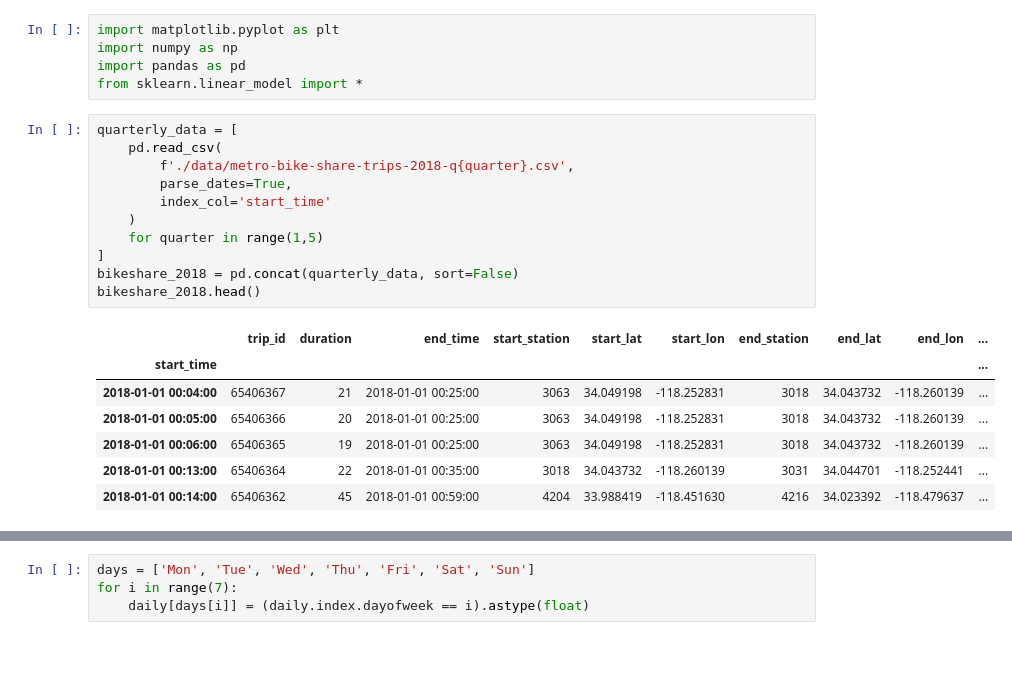
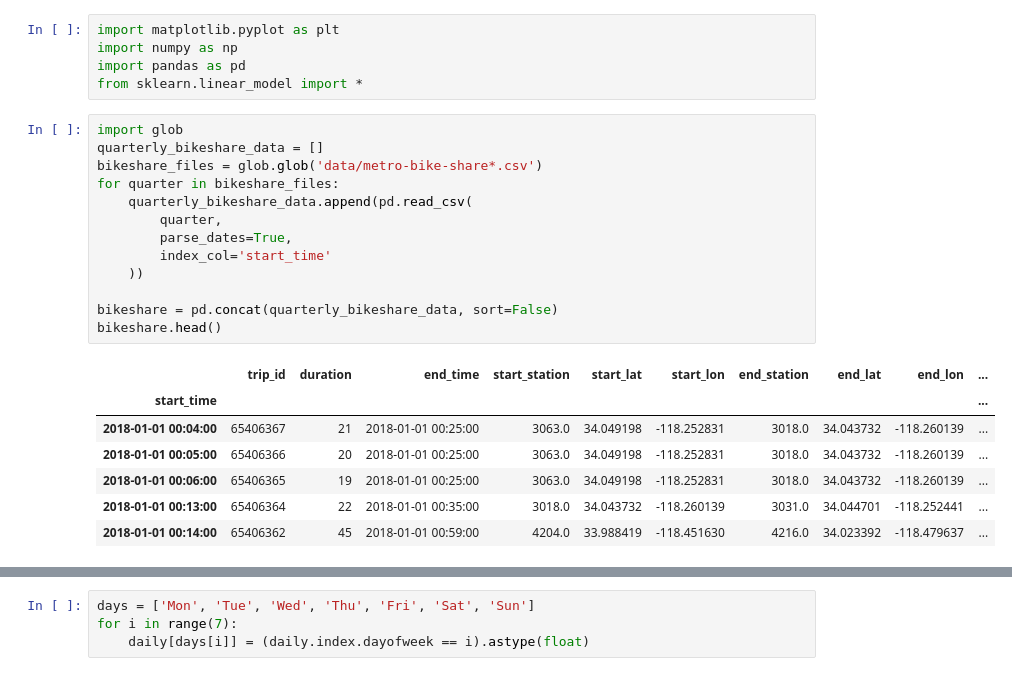
Before and after one commit to ian-r-rose/school-of-data-la-machine-learning, a Jupyter notebook: notebooks/metro-bikeshare-regression.ipynb, the cells around one changed output, grey strips where cells are left out. Saved outputs shown, nothing was run; the diff lists cells and outputs as text.

```diff
--- a/notebooks/metro-bikeshare-regression.ipynb
+++ b/notebooks/metro-bikeshare-regression.ipynb
@@ -3,22 +3,24 @@ import matplotlib.pyplot as plt
 import numpy as np
 import pandas as pd
 from sklearn.linear_model import *
-# %%
-quarterly_data = [
-    pd.read_csv(
-        f'./data/metro-bike-share-trips-2018-q{quarter}.csv',
-        parse_dates=True,
-        index_col='start_time'
-    )
-    for quarter in range(1,5)
-]
-bikeshare_2018 = pd.concat(quarterly_data, sort=False)
-bikeshare_2018.head()
-# %% [output]
-|  | trip_id | duration | end_time | start_station | start_lat | start_lon | end_station | end_lat | end_lon | ... |
-| start_time |  |  |  |  |  |  |  |  |  | ... |
-| 2018-01-01 00:04:00 | 65406367 | 21 | 2018-01-01 00:25:00 | 3063 | 34.049198 | -118.252831 | 3018 | 34.043732 | -118.260139 | ... |
-| 2018-01-01 00:05:00 | 65406366 | 20 | 2018-01-01 00:25:00 | 3063 | 34.049198 | -118.252831 | 3018 | 34.043732 | -118.260139 | ... |
-| 2018-01-01 00:06:00 | 65406365 | 19 | 2018-01-01 00:25:00 | 3063 | 34.049198 | -118.252831 | 3018 | 34.043732 | -118.260139 | ... |
-| 2018-01-01 00:13:00 | 65406364 | 22 | 2018-01-01 00:35:00 | 3018 | 34.043732 | -118.260139 | 3031 | 34.044701 | -118.252441 | ... |
-| 2018-01-01 00:14:00 | 65406362 | 45 | 2018-01-01 00:59:00 | 4204 | 33.988419 | -118.451630 | 4216 | 34.023392 | -118.479637 | ... |
+# %%
+import glob
+quarterly_bikeshare_data = []
+bikeshare_files = glob.glob('data/metro-bike-share*.csv')
+for quarter in bikeshare_files:
+    quarterly_bikeshare_data.append(pd.read_csv(
+        quarter,
+        parse_dates=True,
+        index_col='start_time'
+    ))
+
+bikeshare = pd.concat(quarterly_bikeshare_data, sort=False)
+bikeshare.head()
+# %% [output]
+|  | trip_id | duration | end_time | start_station | start_lat | start_lon | end_station | end_lat | end_lon | ... |
+| start_time |  |  |  |  |  |  |  |  |  | ... |
+| 2018-01-01 00:04:00 | 65406367 | 21 | 2018-01-01 00:25:00 | 3063.0 | 34.049198 | -118.252831 | 3018.0 | 34.043732 | -118.260139 | ... |
+| 2018-01-01 00:05:00 | 65406366 | 20 | 2018-01-01 00:25:00 | 3063.0 | 34.049198 | -118.252831 | 3018.0 | 34.043732 | -118.260139 | ... |
+| 2018-01-01 00:06:00 | 65406365 | 19 | 2018-01-01 00:25:00 | 3063.0 | 34.049198 | -118.252831 | 3018.0 | 34.043732 | -118.260139 | ... |
+| 2018-01-01 00:13:00 | 65406364 | 22 | 2018-01-01 00:35:00 | 3018.0 | 34.043732 | -118.260139 | 3031.0 | 34.044701 | -118.252441 | ... |
+| 2018-01-01 00:14:00 | 65406362 | 45 | 2018-01-01 00:59:00 | 4204.0 | 33.988419 | -118.451630 | 4216.0 | 34.023392 | -118.479637 | ... |
```
Also changed, not shown: parts of 21 cells of this notebook, 7 other files.
